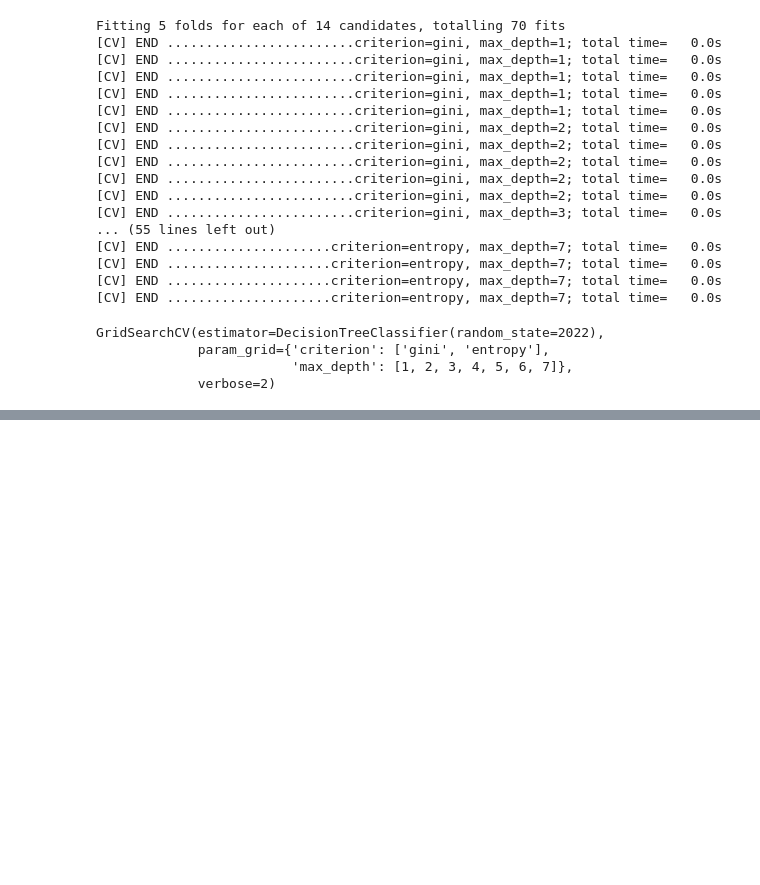
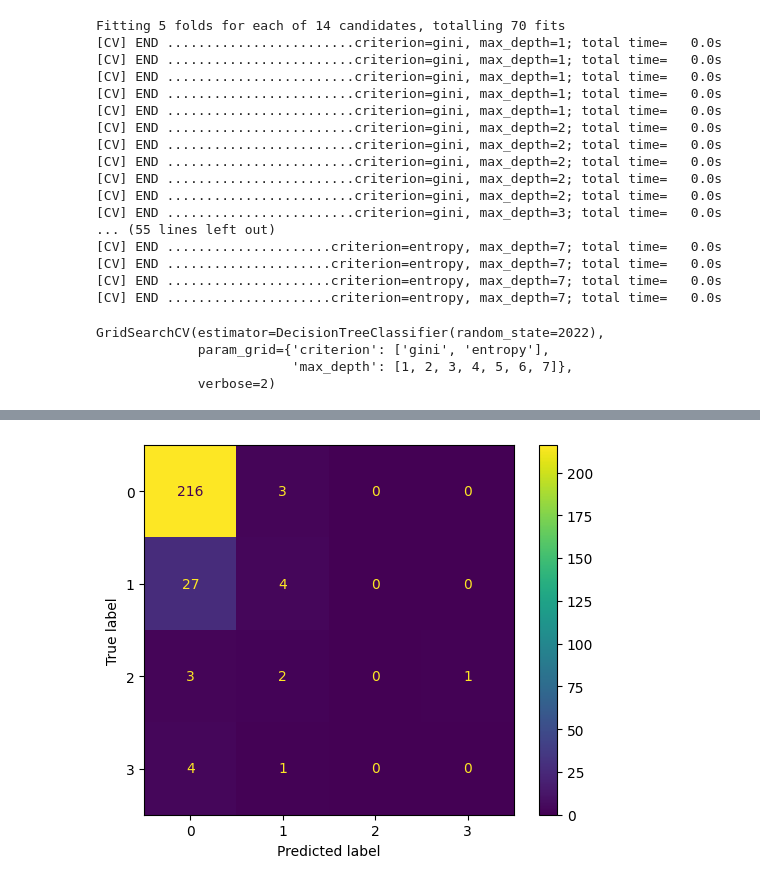
Before and after one commit to Nuno23C/DAA-TP, a Jupyter notebook: student.ipynb, the cells around one changed output, grey strips where cells are left out. Cells and saved outputs as stored; diff of their text form; code cells hidden in the pictures; blank space fills up the shorter version.

```diff
--- a/student.ipynb
+++ b/student.ipynb
@@ -325,0 +310,2 @@ accuracy: 0.78
+# %%
+max_depth = clf.get_depth()
@@ -325,0 +349,5 @@ accuracy: 0.78
+# %%
+ConfusionMatrixDisplay.from_predictions(y_test, max_depth_grid_search.predict(X_test))
+plt.show()
+# %% [output]
+[figure, added]
```
Also changed, not shown: parts of 28 cells of this notebook, 3 other files.
